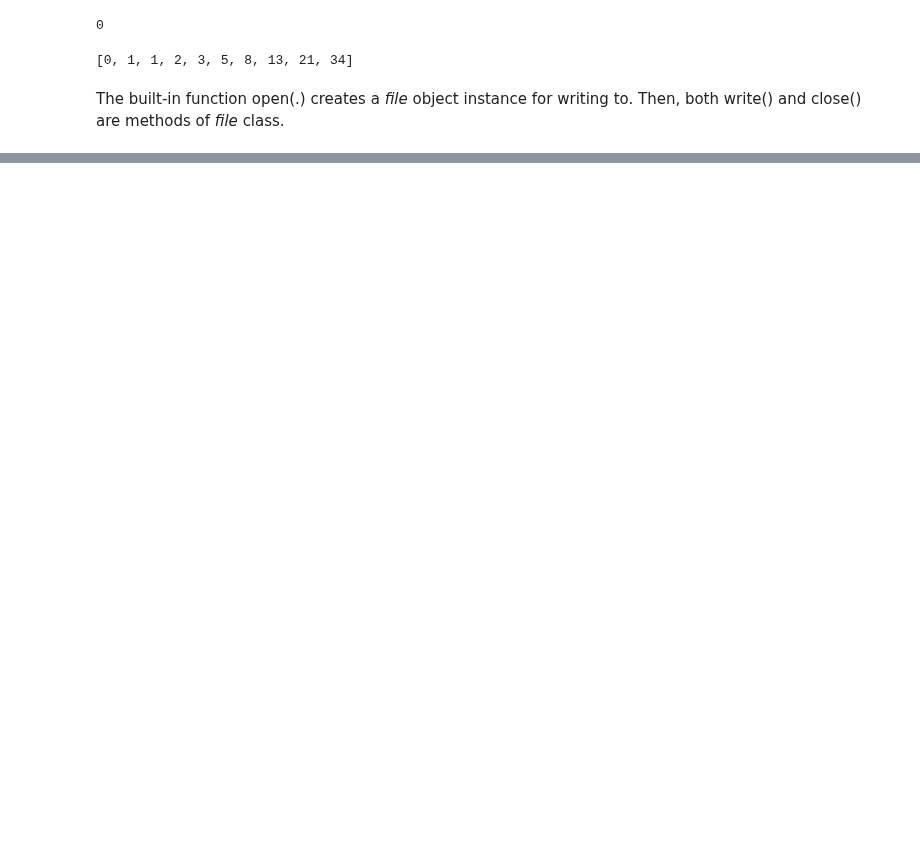
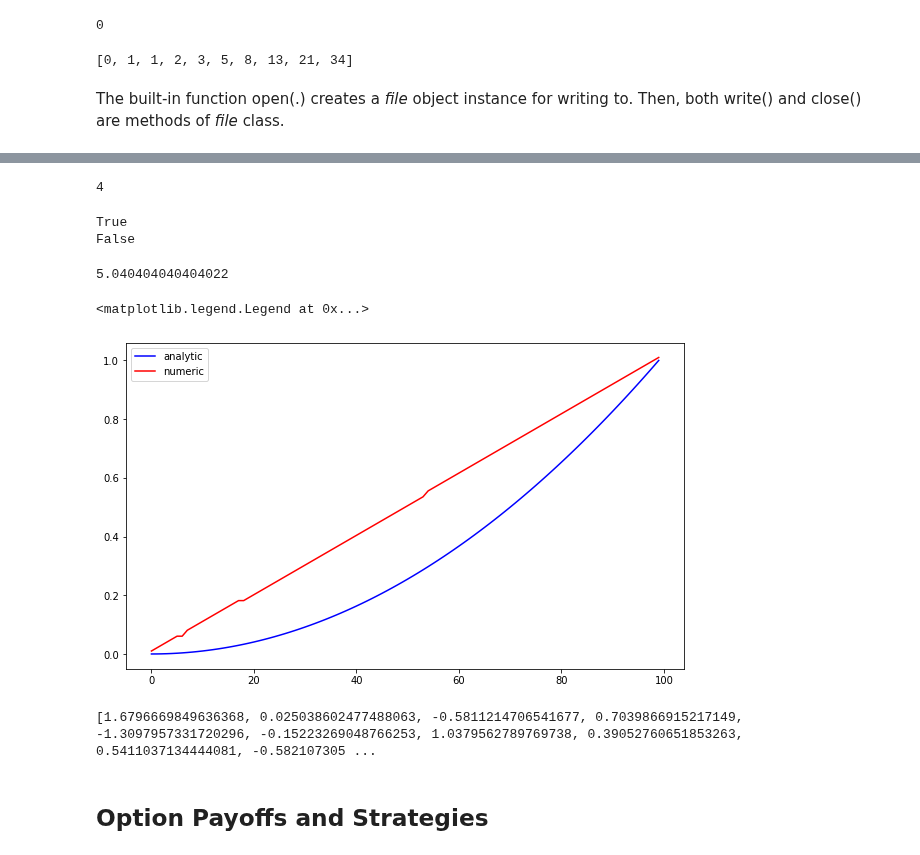
Before and after one commit to adevrent/wqu_mscfe, a Jupyter notebook: Financial Data/M4/L1.ipynb, the cells around one changed output, grey strips where cells are left out. Drawn from its saved outputs; the diff is of its cells as text; code cells hidden in the pictures; blank space fills up the shorter version.

```diff
--- a/Financial Data/M4/L1.ipynb
+++ b/Financial Data/M4/L1.ipynb
@@ -184,0 +233,5 @@ Then, both write() and close() are methods of *file* class.
+# %%
+# Part 2: In one line, count the number of even numbers in 0,…,99.
+
+count = sum([x%2 == 0 for x in range(100)])
+count
@@ -184,0 +281,74 @@ Then, both write() and close() are methods of *file* class.
+# %%
+# A better method:
+def count_uppercase(s):
+    return sum(c.isupper() for c in s)
+
+count_uppercase("oOo Foo Bar oOo")
+# %% [output]
+4
+# %%
+# Exercise 5.4
+
+seq_a = (1, 2, 3, 4, 5)
+seq_b = (1, 2, 3, 4, 5, 6, 7)
+seq_c = (3, 4, 5)
+seq_d = (5, 6, 7)
+
+def issubset(seq_a, seq_b):
+    return sum([a in seq_b for a in seq_a]) == len(seq_a)
+
+print(issubset(seq_a, seq_b))
+print(issubset(seq_c, seq_d))
+# %% [output]
+True
+False
+# %%
+# Exercise 5.5
+def linapprox(f, a, b, n, x):
+    """Approximate the value of f(x) where a <= x <= b by piecewise linear interpolation method.
+
+    Args:
+        f (function): a function mapping some interval [a, b] to real numbers
+        a (float): lowest point of this interval
+        b (float): highest point of this interval
+        n (int): number of grid points
+        x (float): a number such that a <= x <= b
+
+    Returns:
+        linpol (float): piecewise linear interpolation of f at x, based on n evenly grid points
+    """
+    # === find first grid point larger than x === #
+    point = a
+    dx = (b - a) / (n - 1)  # length of dx between grid points
+    while point <= x:
+        point += dx
+
+    df_dx = (f(b) - f(a)) / (b - a)  # slope of the secant line between points b and a
+
+    linpol = f(a) + df_dx * (point - a)
+    return linpol
+# %%
+linapprox(lambda x: x**2, 1, 3, 100, 2)
+# %% [output]
+5.040404040404022
+# %%
+analytic_array = [x**2 for x in np.linspace(0, 1, 100)]
+numeric_array = [linapprox(lambda x: x**2, 0, 1, 100, x) for x in np.linspace(0, 1, 100)]
+
+plt.figure()
+plt.plot(analytic_array, c="b", label="analytic")
+plt.plot(numeric_array, c="r", label="numeric")
+plt.legend()
+
+# meh, close enough.
+# %% [output]
+<matplotlib.legend.Legend at 0x...>
+[figure, added]
+# %%
+n = 100
+e_values = [np.random.randn() for i in range(n)]
+print(e_values)
+# %% [output]
+[1.6796669849636368, 0.025038602477488063, -0.5811214706541677, 0.7039866915217149, -1.3097957331720296, -0.15223269048766253, 1.0379562789769738, 0.39052760651853263, 0.5411037134444081, -0.582107305 ...
+# %% [markdown]
+## Option Payoffs and Strategies ##
```
Also changed, not shown: parts of 36 cells of this notebook.
